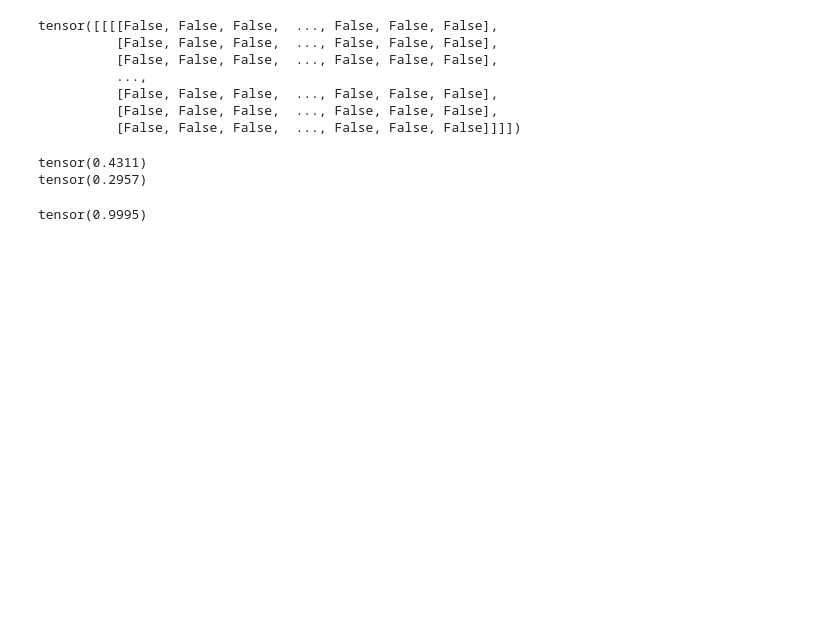
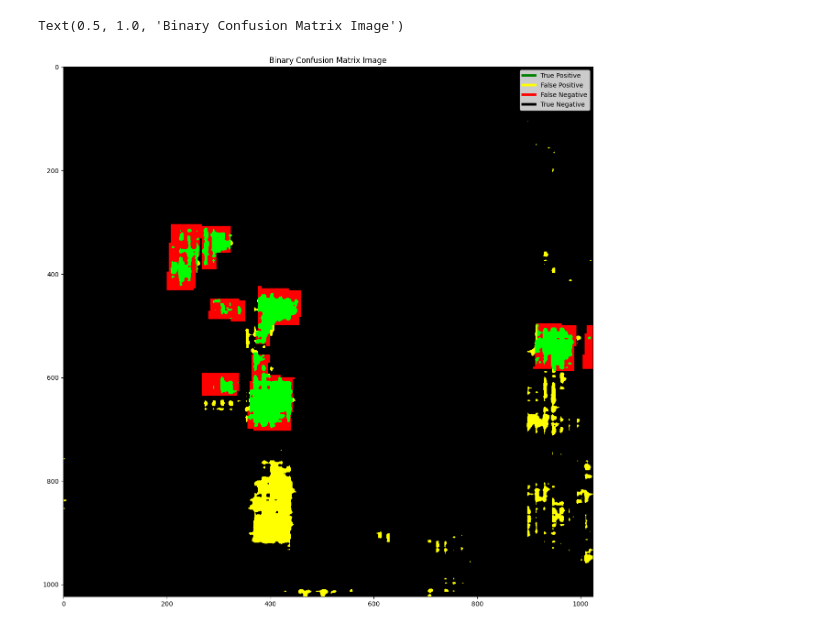
Before and after one commit to tianrun-chen/SAM-Adapter-PyTorch, a Jupyter notebook: test.ipynb, the cells around one changed output. Cells and saved outputs as stored; diff of their text form; code cells hidden in the pictures; blank space fills up the shorter version.

```diff
--- a/test.ipynb
+++ b/test.ipynb
@@ -96,39 +48,41 @@ pred = torch.load('/home/kandelaki/git/SAM-Adapter-PyTorch/examples/pred_1')
-# %%
-from PIL import Image
-from torchvision import transforms
-from torchmetrics.classification import BinaryJaccardIndex
-
-gt = 1 - gt
-pred = 1 - pred
-print(gt > 0.5)
-# %% [output]
-tensor([[[[False, False, False,  ..., False, False, False],
-          [False, False, False,  ..., False, False, False],
-          [False, False, False,  ..., False, False, False],
-          ...,
-          [False, False, False,  ..., False, False, False],
-          [False, False, False,  ..., False, False, False],
-          [False, False, False,  ..., False, False, False]]]])
-# %%
-jaccard = BinaryJaccardIndex(threshold=0.5, ignore_index=0)
-jaccard.update(pred, gt)
-a = jaccard.compute()
-print(a)
-
-jaccard_not_ignore = BinaryJaccardIndex(threshold=0.5, ignore_index=None)
-jaccard_not_ignore.update(pred, gt)
-b = jaccard_not_ignore.compute()
-print(b)
-# %% [output]
-tensor(0.4311)
-tensor(0.2957)
-# %%
-gt_1 = torch.load('/home/kandelaki/git/SAM-Adapter-PyTorch/examples/gt_1')
-pred_1 = torch.load('/home/kandelaki/git/SAM-Adapter-PyTorch/examples/pred_1')
-
-jacard1 = BinaryJaccardIndex(threshold=0.5, ignore_index=0)
-jacard1.update(pred_1, gt_1)
-a = jacard1.compute()
-print(a)
-# %% [output]
-tensor(0.9995)
+# %%
+tp = torch.logical_and(gt, pred)
+fp = torch.logical_and(torch.logical_not(gt), pred)
+fn = torch.logical_and(gt, torch.logical_not(pred))
+tn = torch.logical_and(torch.logical_not(gt), torch.logical_not(pred))
+
+# create canvas
+canvas = torch.zeros_like(tp)
+
+# extent tp to 3 channels
+canvas = torch.stack([canvas, canvas, canvas], dim = 0)
+
+canvas[0][tp == 1] = 0
+canvas[1][tp == 1] = 255
+canvas[2][tp == 1] = 0
+
+canvas[0][fp == 1] = 255
+canvas[1][fp == 1] = 255
+canvas[2][fp == 1] = 0
+
+canvas[0][fn == 1] = 255
+canvas[1][fn == 1] = 0
+canvas[2][fn == 1] = 0
+
+
+canvas_img = transforms.ToPILImage(mode = "RGB")(canvas.float())
+
+fig, ax = plt.subplots(1, 1)
+fig.set_figheight(15)
+fig.set_figwidth(15)
+        # Create Legend for the figure
+legend_elements = [plt.Line2D([0], [0], color='green', lw=4, label='True Positive'),
+                            plt.Line2D([0], [0], color='yellow', lw=4, label='False Positive'),
+                            plt.Line2D([0], [0], color='red', lw=4, label='False Negative'),
+                            plt.Line2D([0], [0], color='black', lw=4, label='True Negative')]
+ax.legend(handles=legend_elements, loc='upper right')
+ax.imshow(canvas_img)
+ax.set_title('Binary Confusion Matrix Image')
+# %% [output]
+Text(0.5, 1.0, 'Binary Confusion Matrix Image')
+[figure, added]
```
Also changed, not shown: parts of 12 cells of this notebook, 6 other files.
